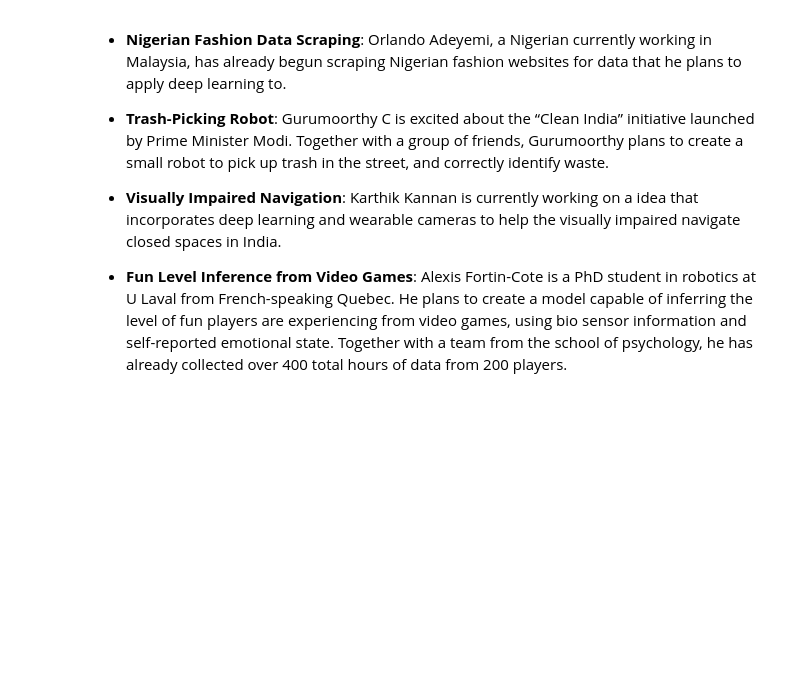
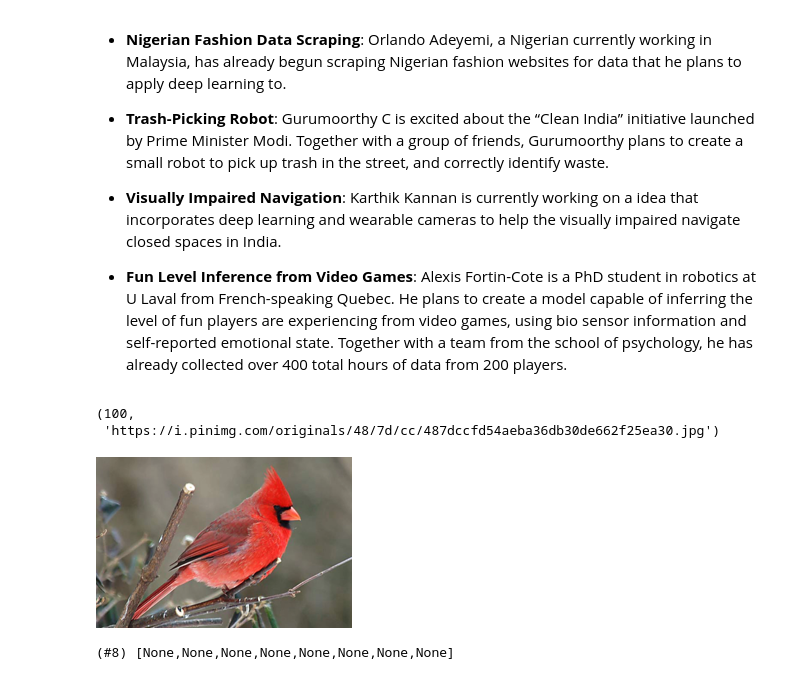
Before and after one commit to sebastianperudev2001/ml-libraries-python, a Jupyter notebook: notebooks/fastai/fastai_research.ipynb, the cells around one changed output. Saved outputs shown, nothing was run; the diff lists cells and outputs as text; code cells hidden in the pictures; blank space fills up the shorter version.

```diff
--- a/notebooks/fastai/fastai_research.ipynb
+++ b/notebooks/fastai/fastai_research.ipynb
@@ -48,0 +52,15 @@
+# %%
+urls = search_images_ddg('bird photos', max_images=100)
+len(urls),urls[0]
+# %% [output]
+(100,
+ 'https://i.pinimg.com/originals/48/7d/cc/487dccfd54aeba36db30de662f25ea30.jpg')
+# %%
+dest = Path('bird.jpg')
+if not dest.exists(): download_url(urls[0], dest, show_progress=False)
+# %%
+im = Image.open(dest)
+im.to_thumb(256,256)
+# images are made of numbers
+# %% [output]
+[figure, added]
@@ -48,0 +77,7 @@
+# %%
+#delete the photos that dont work
+
+failed = verify_images(get_image_files(path))
+failed.map(Path.unlink)
+# %% [output]
+(#8) [None,None,None,None,None,None,None,None]
```
Also changed, not shown: parts of 5 cells of this notebook, 1 other file.
